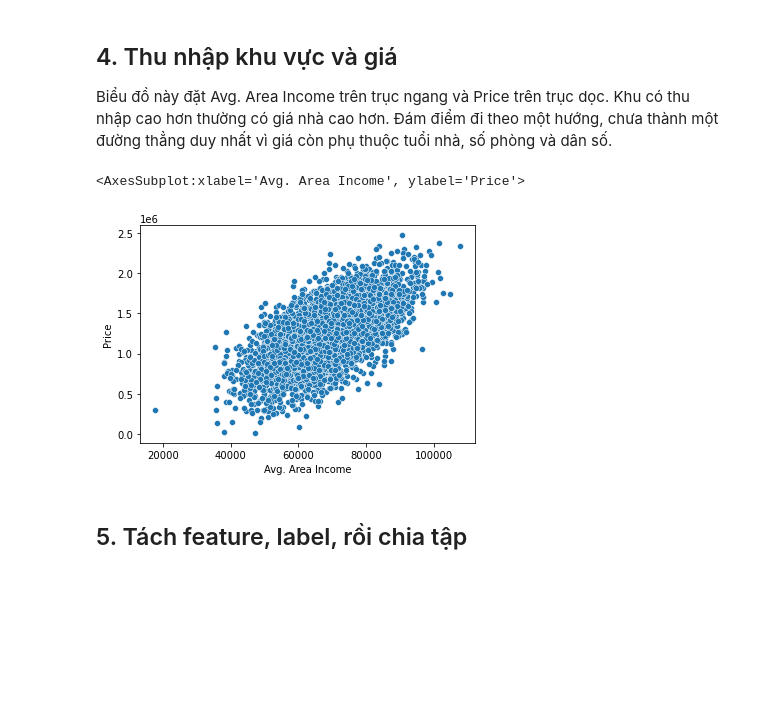
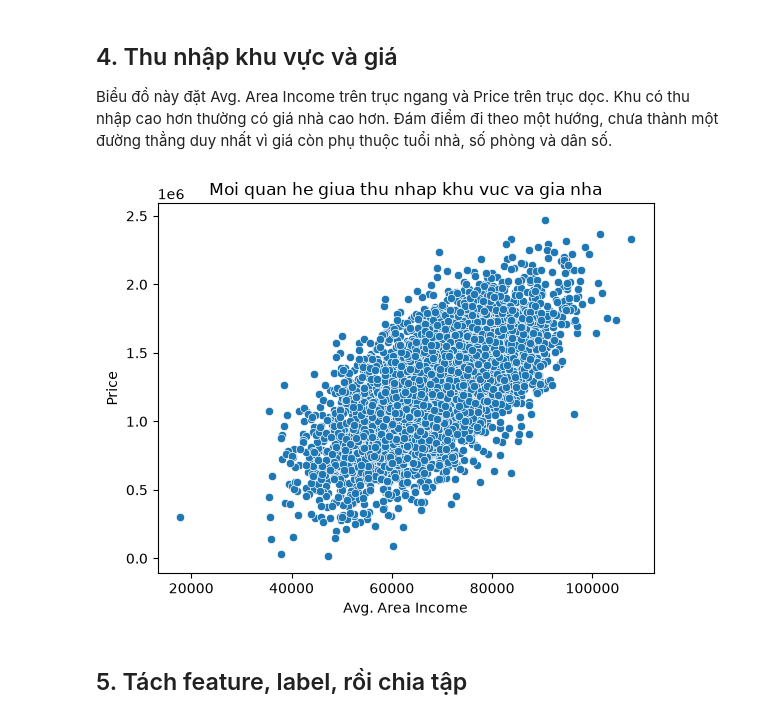
Before and after one commit to khang2112/DA_AI_2026, a Jupyter notebook: Practice/Practice/Linear Regression & Logistic Regession/Practice/01_LN_USA_Housing.ipynb, the cells around one changed output. Cells and saved outputs as stored; diff of their text form; code cells hidden in the pictures; blank space fills up the shorter version.

```diff
--- a/Practice/Practice/Linear Regression & Logistic Regession/Practice/01_LN_USA_Housing.ipynb
+++ b/Practice/Practice/Linear Regression & Logistic Regession/Practice/01_LN_USA_Housing.ipynb
@@ -63,7 +63,7 @@ Index(['Avg. Area Income', 'Avg. Area House Age', 'Avg. Area Number of Rooms',
 
 Address là chữ, mỗi căn một địa chỉ khác nhau. Linear Regression cần cột số. Bỏ Address trước khi tách feature.
 # %%
-# df = df.drop(columns='Address')
+df = df.drop(columns='Address')
 df.head()
 # %% [output]
 |  | Avg. Area Income | Avg. Area House Age | Avg. Area Number of Rooms | Avg. Area Number of Bedrooms | Area Population | ... |
@@ -76,11 +76,15 @@ df.head()
 ## 4. Thu nhập khu vực và giá
 
 Biểu đồ này đặt Avg. Area Income trên trục ngang và Price trên trục dọc. Khu có thu nhập cao hơn thường có giá nhà cao hơn. Đám điểm đi theo một hướng, chưa thành một đường thẳng duy nhất vì giá còn phụ thuộc tuổi nhà, số phòng và dân số.
-# %%
-sns.scatterplot(x=df['Avg. Area Income'], y = df['Price'])
-# %% [output]
-<AxesSubplot:xlabel='Avg. Area Income', ylabel='Price'>
-[figure, removed]
+# %%
+plt.Figure(figsize=(10, 6))
+sns.scatterplot(x=df['Avg. Area Income'], y=df['Price'])
+plt.title("Moi quan he giua thu nhap khu vuc va gia nha")
+plt.xlabel("Avg. Area Income")
+plt.ylabel("Price")
+plt.show()
+# %% [output]
+[figure, added]
 # %% [markdown]
 ## 5. Tách feature, label, rồi chia tập
 # %%
```
Also changed, not shown: parts of 5 cells of this notebook, 4 other files.
